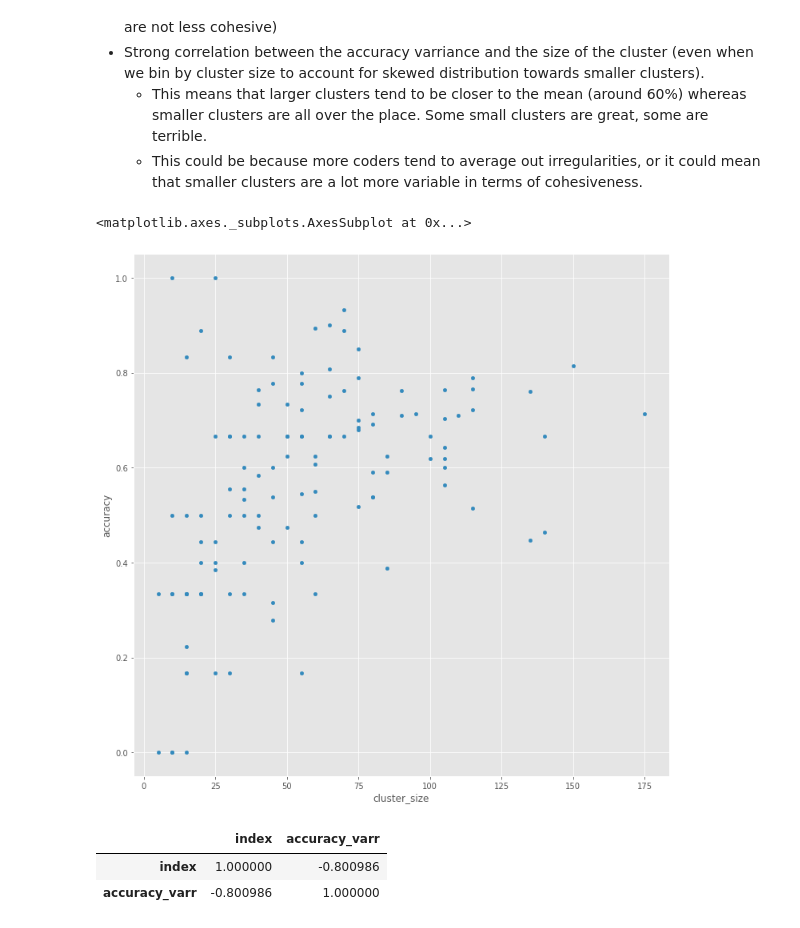
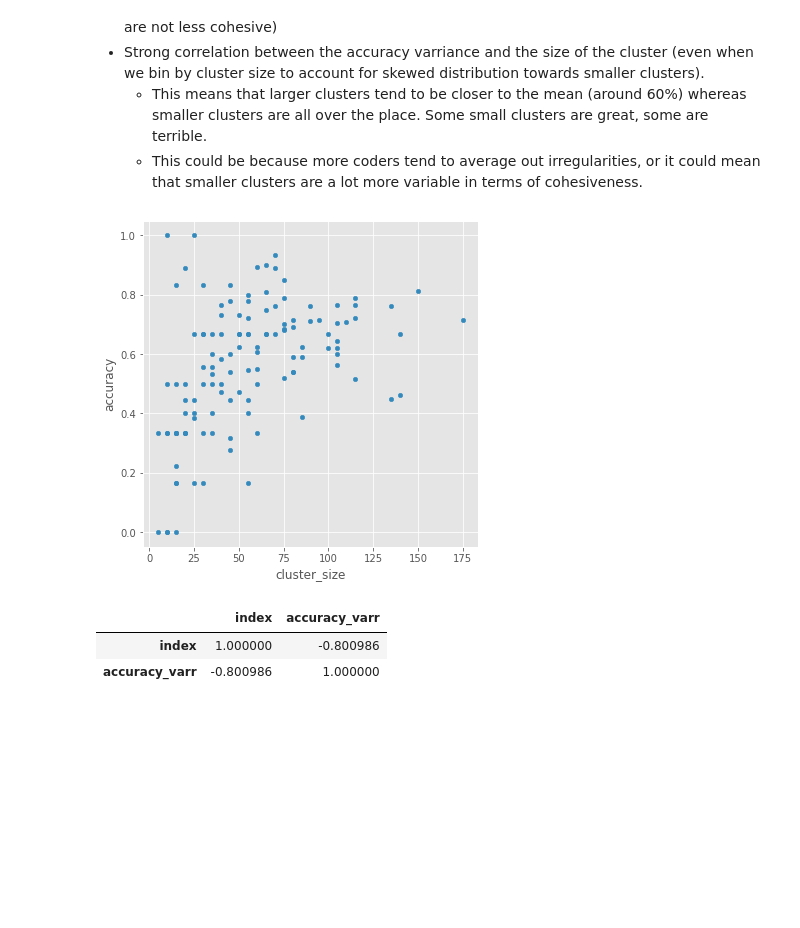
Before and after one commit to jmaddock/knowledge_graph, a Jupyter notebook: mturk_read_results_10-6-20.ipynb, the cells around one changed output. Saved outputs shown, nothing was run; the diff lists cells and outputs as text; code cells hidden in the pictures; blank space fills up the shorter version.

```diff
--- a/mturk_read_results_10-6-20.ipynb
+++ b/mturk_read_results_10-6-20.ipynb
@@ -231,10 +236,10 @@ attn_pass_by_cluster_results_df.reset_index()['cluster_size'].hist(figsize=(12,1
     * This means that larger clusters tend to be closer to the mean (around 60%) whereas smaller clusters are all over the place.  Some small clusters are great, some are terrible.
     * This could be because more coders tend to average out irregularities, or it could mean that smaller clusters are a lot more variable in terms of cohesiveness.
 # %%
-attn_pass_by_cluster_results_df.reset_index().plot.scatter(x='cluster_size',y='accuracy',figsize=(12,12))
+attn_pass_by_cluster_results_df.reset_index().plot.scatter(x='cluster_size',y='accuracy',figsize=(6,6))
+plt.savefig('/Users/klogg/Desktop/scatter.png')
 # %% [output]
-<matplotlib.axes._subplots.AxesSubplot at 0x...>
-[figure, old version]
+[figure, new version]
 # %%
 var_df = attn_pass_by_cluster_results_df.reset_index()
 var_df['bins'] = pd.qcut(var_df['cluster_size'],10, retbins=False)
```
Also changed, not shown: parts of 6 cells of this notebook, 12 other files.
